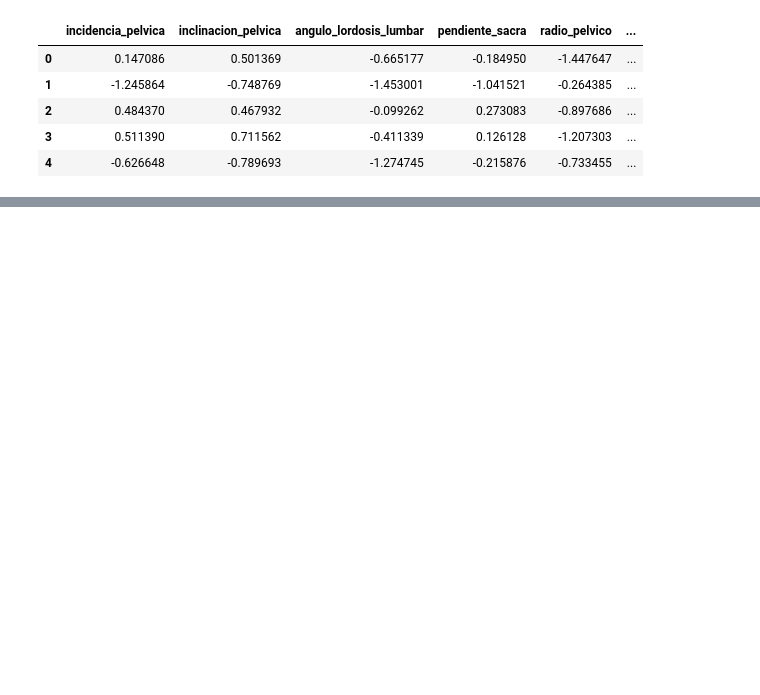
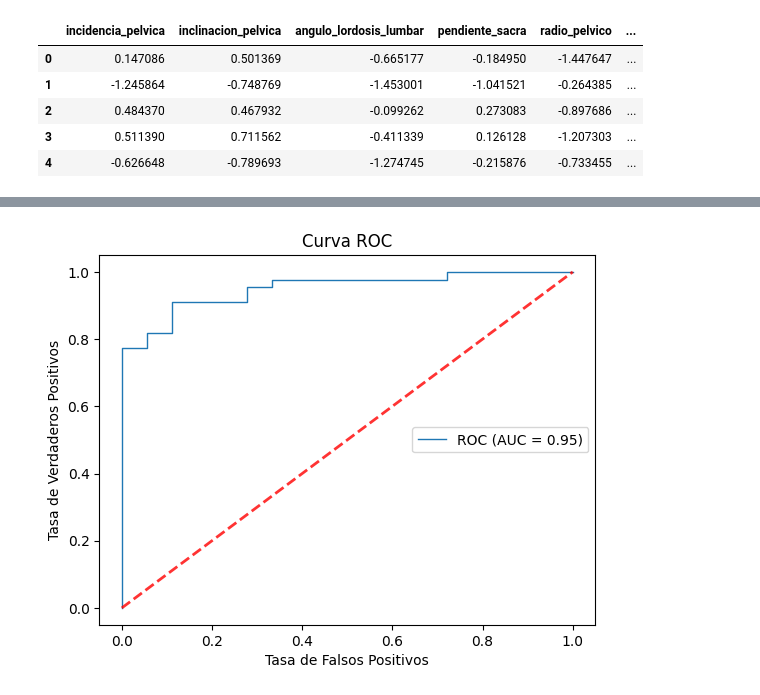
Before and after one commit to notGabo/ET_MachineLearning, a Jupyter notebook: et_ml.ipynb, the cells around one changed output, grey strips where cells are left out. Saved outputs shown, nothing was run; the diff lists cells and outputs as text; code cells hidden in the pictures; blank space fills up the shorter version.

Commit message:
avances regresion lineal

```diff
--- a/et_ml.ipynb
+++ b/et_ml.ipynb
@@ -182,0 +257,32 @@ df_feat.head()
+# %%
+from sklearn.metrics import roc_curve, auc
+from sklearn.model_selection import train_test_split
+
+# Convertir datos de clases a 0 y 1 para poder manipular los datos, ya que son strings, y son solamente 2 datos, podemos tratarlos como binarios
+y_binario = np.where(Y == 'Normal', 0, 1)
+
+# Dividir datos en entrenamiento y prueba
+X_entrenamiento, X_prueba, y_entrenamiento, y_prueba = train_test_split(X, y_binario, test_size=0.2, random_state=42)
+
+# Entrenamos nuestro modelo de regresion logistica
+mo1.fit(X_entrenamiento, y_entrenamiento)
+
+# Calculamos la probabilidad de clase positiva
+y_posibilidad = mo1.predict_proba(X_prueba)[:, 1]
+
+# Calcular la curva ROC
+fpr, tpr, thresholds = roc_curve(y_prueba, y_posibilidad)
+
+# Calcular el área bajo la curva o area under curve
+roc_auc = auc(fpr, tpr)
+
+# Graficar la curva
+plt.plot(fpr, tpr, lw=1 ,label='ROC (AUC = %0.2f)' % (roc_auc))
+plt.plot([0, 1], [0, 1], linestyle='--', lw=2, color='r', alpha=0.8)
+plt.xlabel('Tasa de Falsos Positivos')
+plt.ylabel('Tasa de Verdaderos Positivos')
+plt.title('Curva ROC')
+plt.legend(loc="center right")
+plt.show()
+# %% [output]
+[figure, added]
```
Also changed, not shown: parts of 16 cells of this notebook.
